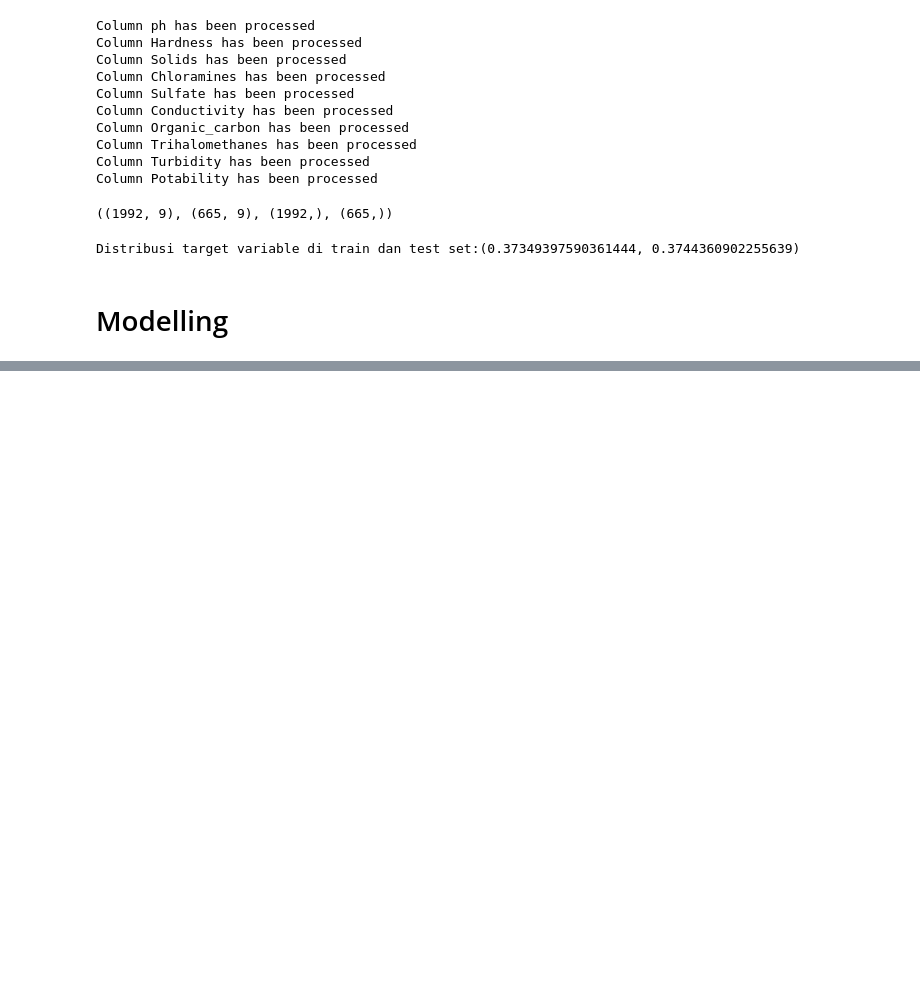
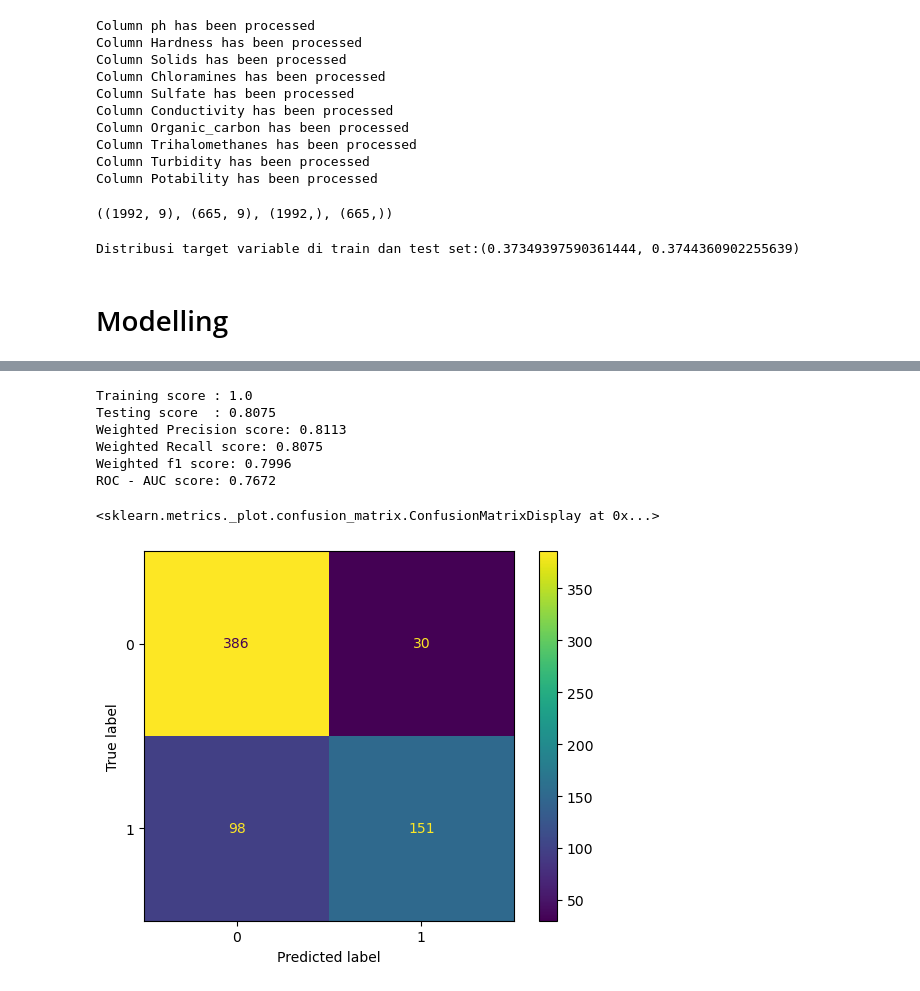
Before and after one commit to voidt01/Water-Quality-Machine-Learning-Prediction-Model, a Jupyter notebook: FINAL.ipynb, the cells around one changed output, grey strips where cells are left out. Cells and saved outputs as stored; diff of their text form; code cells hidden in the pictures; blank space fills up the shorter version.

```diff
--- a/FINAL.ipynb
+++ b/FINAL.ipynb
@@ -410,0 +528,4 @@ ConfusionMatrixDisplay.from_predictions(y_test, y_pred)
+# %%
+y_pred_rf = rf.predict(X_test)
+# evaluate the model
+print(classification_report(y_test, y_pred_rf))
@@ -411,3 +541,22 @@ ConfusionMatrixDisplay.from_predictions(y_test, y_pred)
+# %%
+print(f'Training score : {round(rf.score(X_train, y_train), 4)}')
+print(f'Testing score  : {round(rf.score(X_test, y_test), 4)}')
+print(f'Weighted Precision score: {round(precision_score(y_test, y_pred_rf, average="weighted"), 4)}')
+print(f'Weighted Recall score: {round(recall_score(y_test, y_pred_rf, average="weighted"), 4)}')
+print(f'Weighted f1 score: {round(f1_score(y_test, y_pred_rf, average="weighted"), 4)}')
+print(f'ROC - AUC score: {round(roc_auc_score(y_test, y_pred_rf), 4)}')
+# %% [output]
+Training score : 1.0
+Testing score  : 0.8075
+Weighted Precision score: 0.8113
+Weighted Recall score: 0.8075
+Weighted f1 score: 0.7996
+ROC - AUC score: 0.7672
+# %%
+ConfusionMatrixDisplay.from_predictions(y_test, y_pred_rf)
+# %% [output]
+<sklearn.metrics._plot.confusion_matrix.ConfusionMatrixDisplay at 0x...>
+[figure, added]
 # %%
 # Exporting the scaler and model
 import pickle as pkl
```
Also changed, not shown: parts of 22 cells of this notebook, 11 other files.
